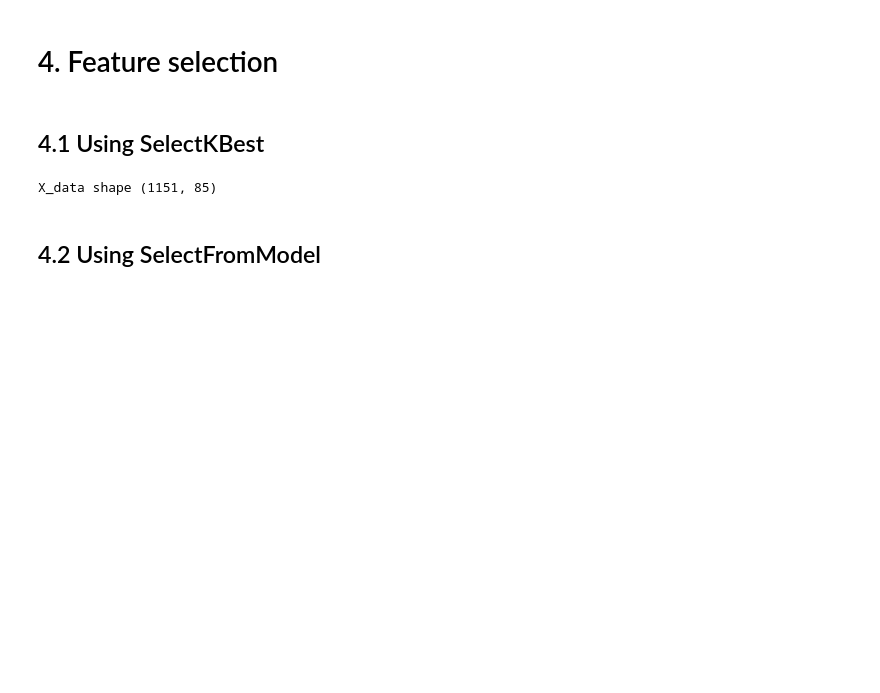
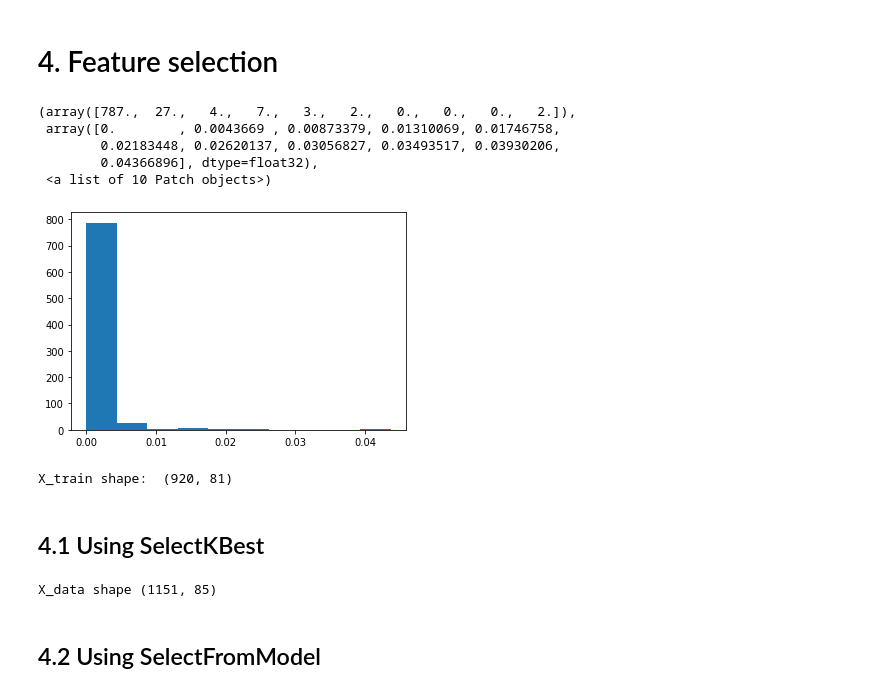
Before and after one commit to TinghuanLiu/AML-2021-Fall, a Jupyter notebook: task1re.ipynb, the cells around one changed output. Cells and saved outputs as stored; diff of their text form; code cells hidden in the pictures; blank space fills up the shorter version.

```diff
--- a/task1re.ipynb
+++ b/task1re.ipynb
@@ -16,13 +21,13 @@ from sklearn.metrics import r2_score
 # %% [markdown]
 ## 1.1 Read the csv files and get an overview of the data
 # %%
-X_df = pd.read_csv('X_train.csv') # df stands for dataframe
-y_df = pd.read_csv('y_train.csv')
-X_test_df = pd.read_csv('X_test.csv')
+X_df = pd.read_csv('/content/drive/MyDrive/AML/task1/X_train.csv') # df stands for dataframe
+y_df = pd.read_csv('/content/drive/MyDrive/AML/task1/y_train.csv')
+X_test_df = pd.read_csv('/content/drive/MyDrive/AML/task1/X_test.csv')
 print("Dimension of X: {}".format(X_df.shape))
 print("Dimension of y: {}".format(y_df.shape))
-print(X_df.tail())
-print(y_df.tail())
+X_df.tail()
+y_df.tail()
 # %% [output]
 Dimension of X: (1212, 833)
 Dimension of y: (1212, 2)
@@ -139,2 +144,20 @@ X_test_2 = X_test_1
 # %% [markdown]
 # 4. Feature selection
+# %%
+from xgboost import XGBRegressor
+from numpy.random import randint
+randomNumber = randint(100000000)
+XGB_reg = XGBRegressor(n_jobs=-1, objective ='reg:squarederror', n_estimator=100, learning_rate=0.1,subsample=0.8, colsample_bytree=0.8, reg_alpha=0.2, reg_lambda=0.2, gamma=0.1, random_state=randomNumber)
+XGB_reg_fit = XGB_reg.fit(X_data_2, y_data)
+# %%
+import matplotlib.pyplot as plt
+import numpy as np
+# feature importance
+plt.hist(np.abs(XGB_reg.feature_importances_))
+# %% [output]
+(array([787.,  27.,   4.,   7.,   3.,   2.,   0.,   0.,   0.,   2.]),
+ array([0.        , 0.0043669 , 0.00873379, 0.01310069, 0.01746758,
+        0.02183448, 0.02620137, 0.03056827, 0.03493517, 0.03930206,
+        0.04366896], dtype=float32),
+ <a list of 10 Patch objects>)
+[figure, added]
@@ -141,3 +170,8 @@ X_test_2 = X_test_1
+# %%
+X_train, X_valid, y_train, y_valid = train_test_split(X_data_3, y_data, test_size=0.2, random_state=1)
+print("X_train shape: ", X_train.shape)
+# %% [output]
+X_train shape:  (920, 81)
 # %% [markdown]
 ## 4.1 Using SelectKBest
 # %%
```
Also changed, not shown: parts of 17 cells of this notebook.
